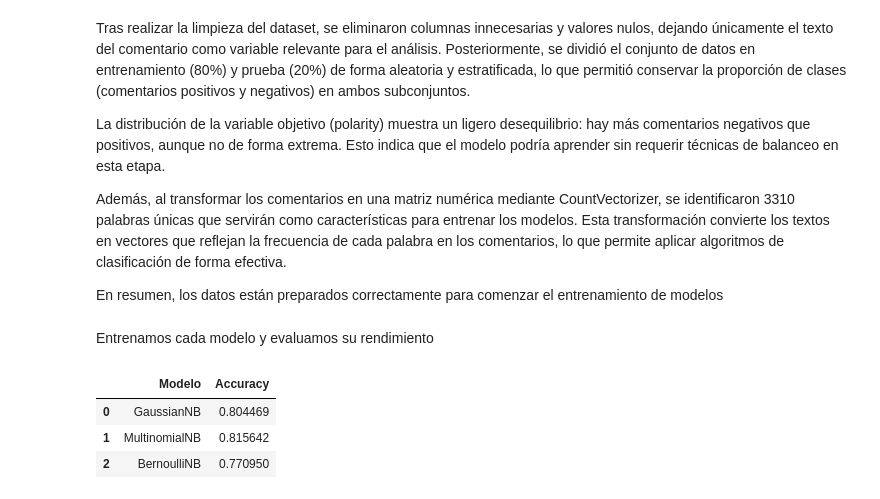
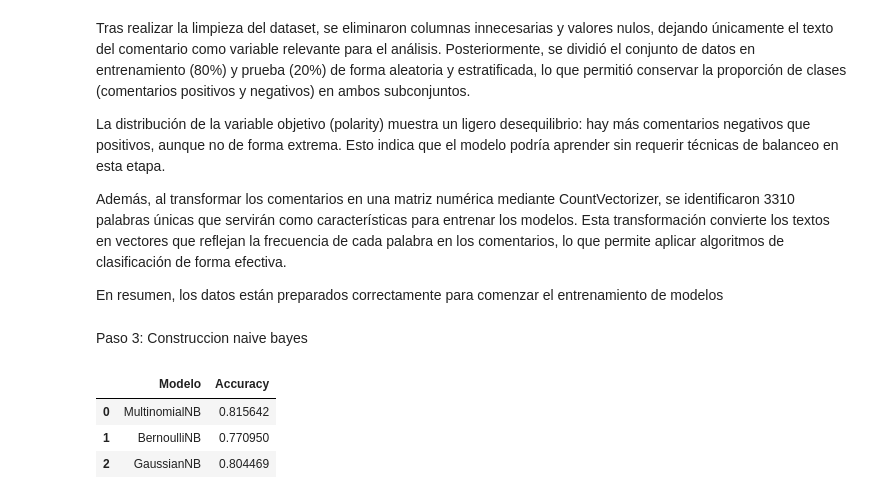
Before and after one commit to 4GeeksAcademy/iddalycastro-eda, a Jupyter notebook: src/07-naive-bayes.ipynb, the cells around one changed output. Saved outputs shown, nothing was run; the diff lists cells and outputs as text; code cells hidden in the pictures.

```diff
--- a/src/07-naive-bayes.ipynb
+++ b/src/07-naive-bayes.ipynb
@@ -134,4 +139,4 @@ Además, al transformar los comentarios en una matriz numérica mediante CountVe
 
 En resumen, los datos están preparados correctamente para comenzar el entrenamiento de modelos
 # %% [markdown]
- Entrenamos cada modelo y evaluamos su rendimiento
+Paso 3: Construccion naive bayes
@@ -156,11 +143,30 @@ acc_bnb = accuracy_score(y_test, y_pred_bnb)
-# %%
-results_nb = pd.DataFrame({
-    'Modelo': ['GaussianNB', 'MultinomialNB', 'BernoulliNB'],
-    'Accuracy': [acc_gnb, acc_mnb, acc_bnb]
-})
-results_nb
-# %% [output]
-|  | Modelo | Accuracy |
-| 0 | GaussianNB | 0.804469 |
-| 1 | MultinomialNB | 0.815642 |
-| 2 | BernoulliNB | 0.770950 |
+# %%
+#ELECCION DEL MODELO
+# Entrenar y evaluar varios modelos Naive Bayes
+
+# MultinomialNB
+mnb = MultinomialNB()
+mnb.fit(X_train_vec, y_train)
+acc_mnb = accuracy_score(y_test, mnb.predict(X_test_vec))
+
+# BernoulliNB
+bnb = BernoulliNB()
+bnb.fit(X_train_vec, y_train)
+acc_bnb = accuracy_score(y_test, bnb.predict(X_test_vec))
+
+# GaussianNB (requiere float, no sparse)
+gnb = GaussianNB()
+acc_gnb = accuracy_score(y_test, gnb.fit(X_train_vec, y_train).predict(X_test_vec))
+
+# Mostrar resultados en una tabla
+import pandas as pd
+resultados = pd.DataFrame({
+    "Modelo": ["MultinomialNB", "BernoulliNB", "GaussianNB"],
+    "Accuracy": [acc_mnb, acc_bnb, acc_gnb]
+})
+display(resultados)
+# %% [output]
+|  | Modelo | Accuracy |
+| 0 | MultinomialNB | 0.815642 |
+| 1 | BernoulliNB | 0.770950 |
+| 2 | GaussianNB | 0.804469 |
```
Also changed, not shown: parts of 10 cells of this notebook.
